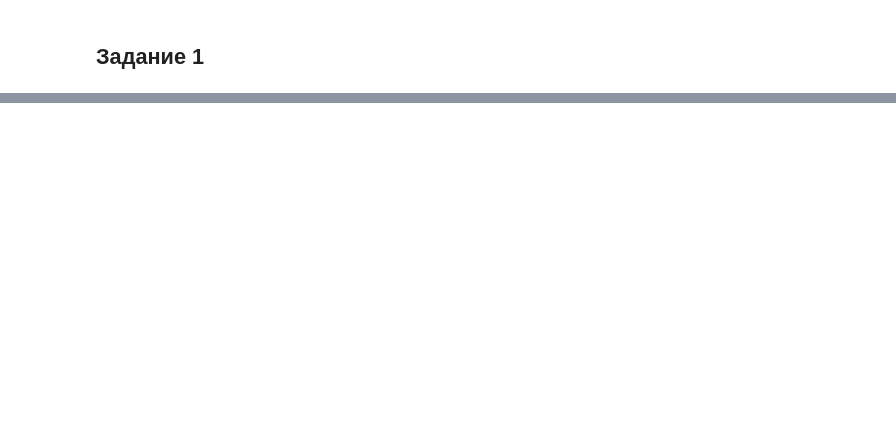
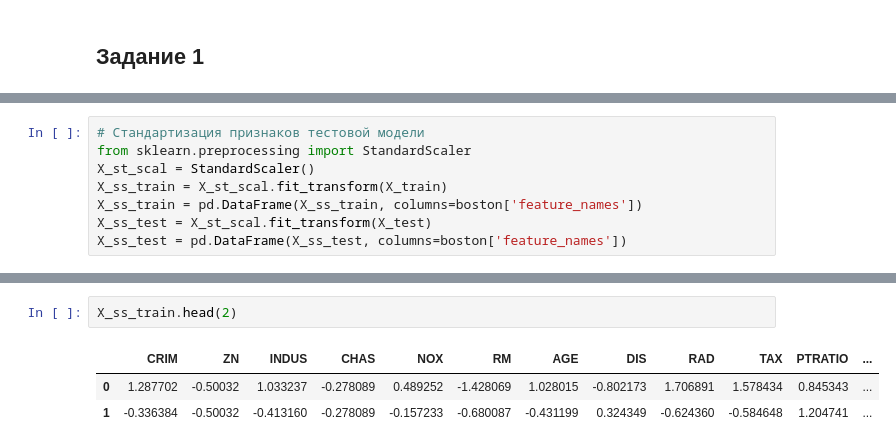
Before and after one commit to nina2206/Pylibs_repo, a Jupyter notebook: Sklearn/DZ_for_less6_sklearn_with_teacher.ipynb, the cells around one changed output, grey strips where cells are left out. Saved outputs shown, nothing was run; the diff lists cells and outputs as text; blank space fills up the shorter version.

```diff
--- a/Sklearn/DZ_for_less6_sklearn_with_teacher.ipynb
+++ b/Sklearn/DZ_for_less6_sklearn_with_teacher.ipynb
@@ -409,0 +86,8 @@ roc_auc_score(y_test, y_pred_proba_class1)
+# %%
+# Стандартизация признаков тестовой модели
+from sklearn.preprocessing import StandardScaler
+X_st_scal = StandardScaler()
+X_ss_train = X_st_scal.fit_transform(X_train)
+X_ss_train = pd.DataFrame(X_ss_train, columns=boston['feature_names'])
+X_ss_test = X_st_scal.fit_transform(X_test)
+X_ss_test = pd.DataFrame(X_ss_test, columns=boston['feature_names'])
@@ -409,0 +100,6 @@ roc_auc_score(y_test, y_pred_proba_class1)
+# %%
+X_ss_train.head(2)
+# %% [output]
+|  | CRIM | ZN | INDUS | CHAS | NOX | RM | AGE | DIS | RAD | TAX | PTRATIO | ... |
+| 0 | 1.287702 | -0.50032 | 1.033237 | -0.278089 | 0.489252 | -1.428069 | 1.028015 | -0.802173 | 1.706891 | 1.578434 | 0.845343 | ... |
+| 1 | -0.336384 | -0.50032 | -0.413160 | -0.278089 | -0.157233 | -0.680087 | -0.431199 | 0.324349 | -0.624360 | -0.584648 | 1.204741 | ... |
```
Also changed, not shown: parts of 92 cells of this notebook, 5 other files.
